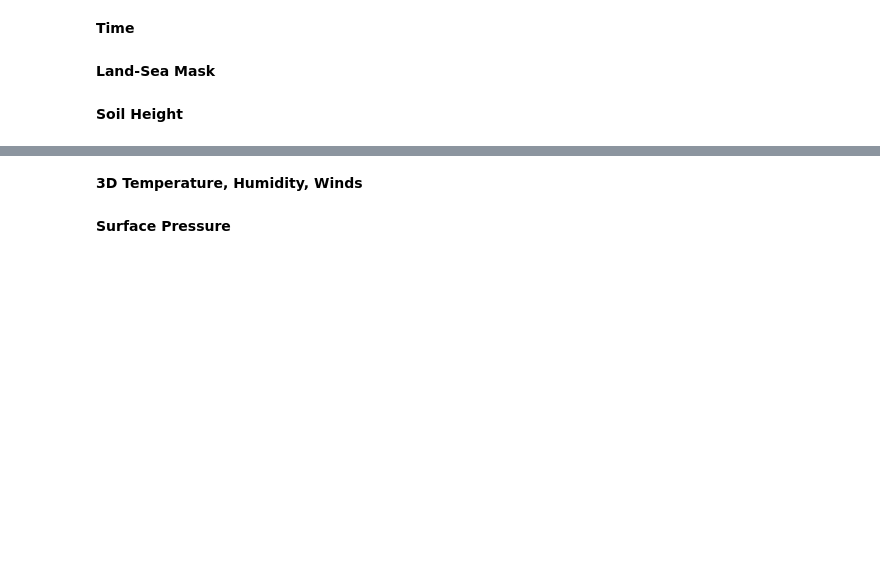
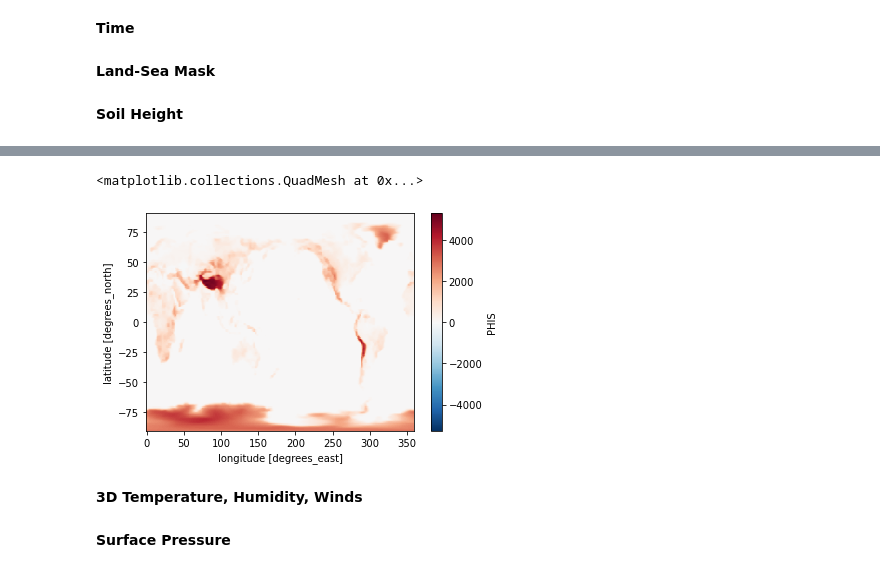
Before and after one commit to geosciz/nc2im_cesm2, a Jupyter notebook: process_nc.ipynb, the cells around one changed output, grey strips where cells are left out. Drawn from its saved outputs; the diff is of its cells as text; code cells hidden in the pictures; blank space fills up the shorter version.

```diff
--- a/process_nc.ipynb
+++ b/process_nc.ipynb
@@ -83,3 +103,10 @@ da.to_netcdf(im_path+file_name)
+# %%
+a = dss[10].PHIS/9.81
+# %%
+a.plot()
+# %% [output]
+<matplotlib.collections.QuadMesh at 0x...>
+[figure, added]
 # %%
 v = dss[10].PHIS.values/9.81
 da = DataArray(name='sh', data=float32(v))
```
Also changed, not shown: parts of 1 cell of this notebook, 1 other file.
